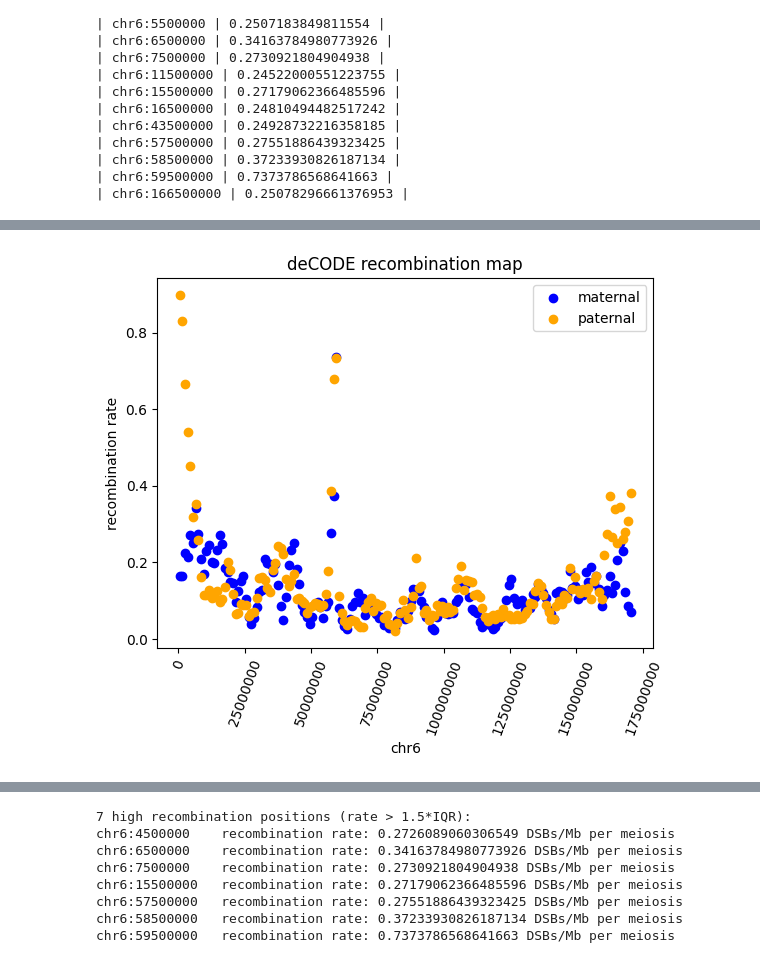
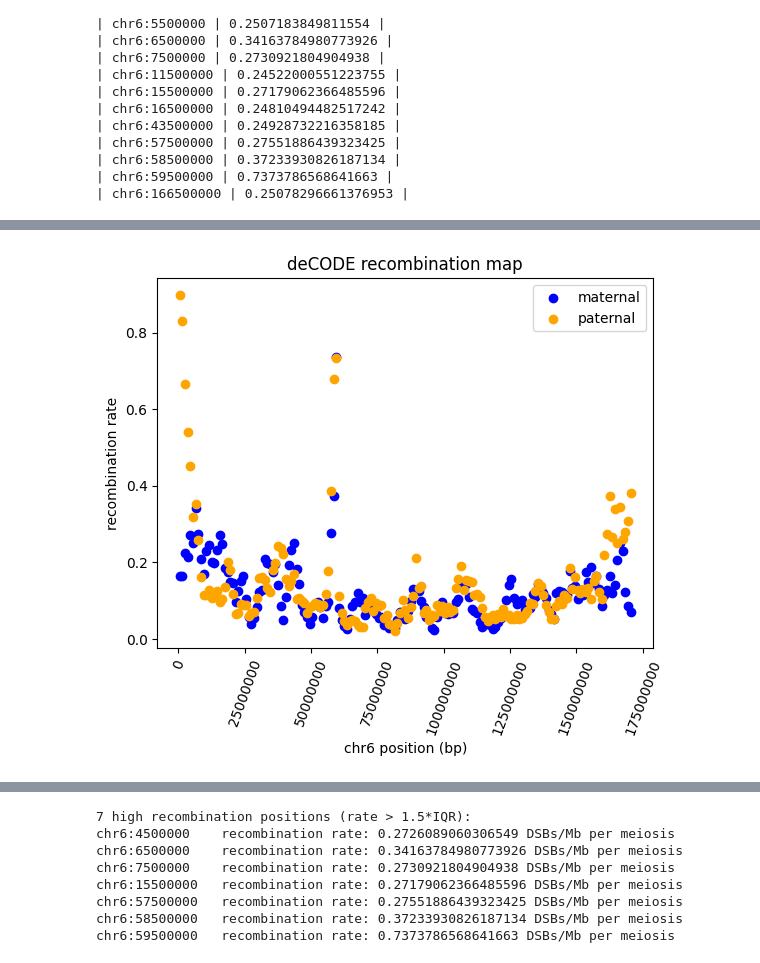
Before and after one commit to jedrzejkubica/Elixir-BH-2025, a Jupyter notebook: haploblock_breakpoints.ipynb, the cells around one changed output, grey strips where cells are left out. Saved outputs shown, nothing was run; the diff lists cells and outputs as text; code cells hidden in the pictures.

```diff
--- a/haploblock_breakpoints.ipynb
+++ b/haploblock_breakpoints.ipynb
@@ -49,11 +49,13 @@ mat.head()
 | 3 | chr1 | 3500000 | 0.072099 | 1.958981 | 0.327574 | 0.309961 | 0.002768 |
 | 4 | chr1 | 4500000 | 0.063192 | 2.523875 | 0.303244 | 0.127192 | 0.002952 |
 # %%
-# use only chromosome 6 for now
-mat_chr6 = mat[mat["Chr"] == "chr6"]
-mat_chr6.reset_index(inplace=True, drop=True)
+# use only one chromosome for now
+CHR = "chr6"
 
-mat_chr6.head()
+mat_chr = mat[mat["Chr"] == CHR]
+mat_chr.reset_index(inplace=True, drop=True)
+
+mat_chr.head()
 # %% [output]
 |  | Chr | pos | map | cMperMb | DSB | deltaDSB | oNCO |
 | 0 | chr6 | 500000 | 0.038624 | 0.515999 | 0.164818 | 0.588563 | 0.001046 |
@@ -64,12 +66,12 @@ mat_chr6.head()
 # %%
 # use DSB (double-strand breaks, DSBs/Mb per meiosis),
 # PRDM9-driven DSBs correspond strongly with recombination hotspots
-recomb_rates = mat_chr6["DSB"].to_numpy()
+recomb_rates = mat_chr["DSB"].to_numpy()
 
 # find positions with recombination rate > 2*avg
 avg_recomb_rate = numpy.average(recomb_rates)
-high_recomb_pos = mat_chr6["pos"][mat_chr6["DSB"] > 2 * avg_recomb_rate].to_numpy()
-high_recomb_rates = mat_chr6["DSB"][mat_chr6["pos"].isin(high_recomb_pos)].to_numpy()
+high_recomb_pos = mat_chr["pos"][mat_chr["DSB"] > 2 * avg_recomb_rate].to_numpy()
+high_recomb_rates = mat_chr["DSB"][mat_chr["pos"].isin(high_recomb_pos)].to_numpy()
 # %%
 # plot the recombination rates along the chromosome,
 # identify haploblock boundaries as recombination rate > 2*avg
@@ -138,36 +156,37 @@ for pos, rate in zip(high_recomb_pos, high_recomb_rates):
 # %%
 # compare maternal and paternal recombination maps
 pat = pandas.read_csv(RECOMBINATION_MAP_PAT,
                       sep="\t",
                       comment="#",
                       dtype={"Chr": str,
                              "pos": numpy.uint32,
                              "map": numpy.float32,
                              "cMperMb": numpy.float32,
                              "DSB": numpy.float32,
                              "deltaDSB": numpy.float32,
                              "oNCO": numpy.float32})
 
-pat_chr6 = pat[pat["Chr"] == "chr6"]
-pat_chr6.reset_index(inplace=True, drop=True)
-pat_recomb_rates = pat_chr6["DSB"].to_numpy()
+pat_chr = pat[pat["Chr"] == CHR]
+
+pat_chr.reset_index(inplace=True, drop=True)
+pat_recomb_rates = pat_chr["DSB"].to_numpy()
 
 matplotlib.pyplot.figure()
-matplotlib.pyplot.scatter(x=mat_chr6["pos"].to_numpy(), y=recomb_rates
+matplotlib.pyplot.scatter(x=mat_chr["pos"].to_numpy(), y=recomb_rates
                           , color="blue", label="maternal")
-matplotlib.pyplot.scatter(x=pat_chr6["pos"].to_numpy(), y=pat_recomb_rates
+matplotlib.pyplot.scatter(x=pat_chr["pos"].to_numpy(), y=pat_recomb_rates
                             , color="orange", label="paternal")
 matplotlib.pyplot.title("deCODE recombination map")
 matplotlib.pyplot.ticklabel_format(useOffset=False, style='plain')  # disable scientific notation
-matplotlib.pyplot.xlabel("chr6")
+matplotlib.pyplot.xlabel(f"{CHR} position (bp)")
 matplotlib.pyplot.ylabel("recombination rate")
 matplotlib.pyplot.xticks(rotation=70)
 matplotlib.pyplot.legend()
 
-matplotlib.pyplot.savefig("figures/recomb_map_chr6_mat_vs_pat.png", bbox_inches='tight')
+matplotlib.pyplot.savefig(f"figures/recomb_map_{CHR}_mat_vs_pat.png", bbox_inches='tight')
 matplotlib.pyplot.show()
 # %% [output]
-[figure, old version]
+[figure, new version]
 # %%
 # plot the recombination rate distribution,
 # identify haploblock boundaries as recombination rate > 1.5*IQR
```
Also changed, not shown: parts of 7 cells of this notebook.
